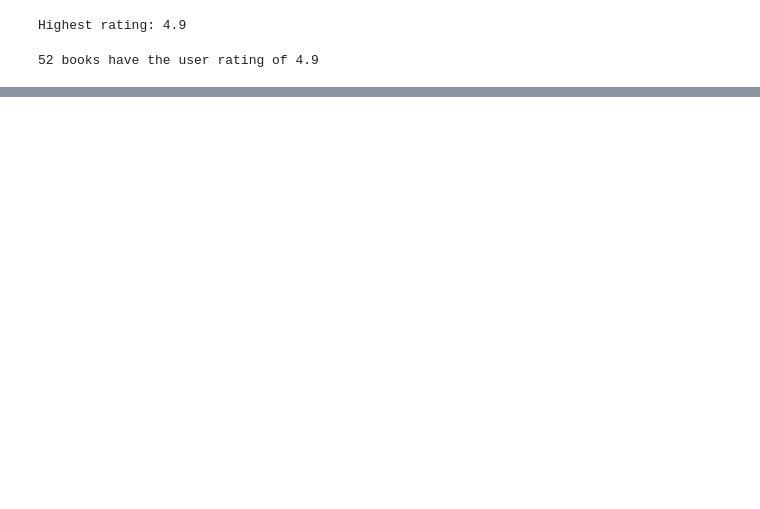
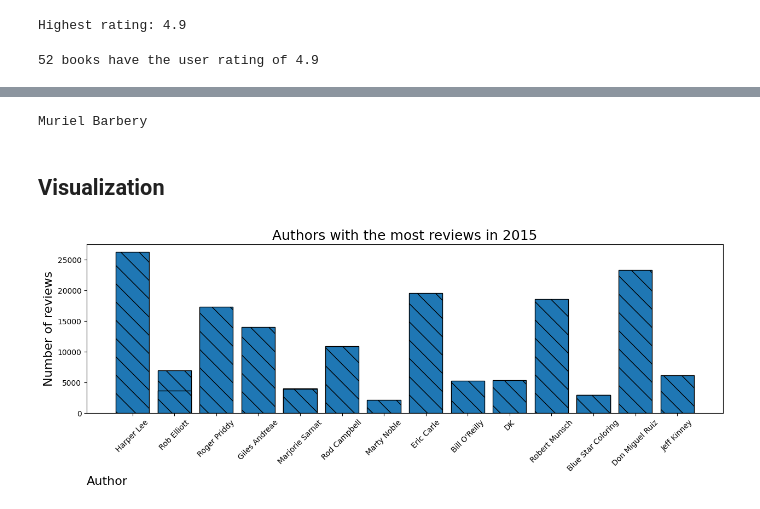
Before and after one commit to InSmartGroup/GoIT_Python_Course, a Jupyter notebook: Data_Science/Homeworks/homework_2/homework_2_part_3.ipynb, the cells around one changed output, grey strips where cells are left out. Saved outputs shown, nothing was run; the diff lists cells and outputs as text; code cells hidden in the pictures; blank space fills up the shorter version.

```diff
--- a/Data_Science/Homeworks/homework_2/homework_2_part_3.ipynb
+++ b/Data_Science/Homeworks/homework_2/homework_2_part_3.ipynb
@@ -86,0 +128,5 @@ print(f"{df[df.user_rating == 4.9].shape[0]} books have the user rating of {df["
+# %%
+# sort the books that entered the rating in 2015 by their price (ascending), and that cost less than 8 USD
+sorted_price_2015 = df[(df["year"] == 2015) & (df["price"] < 8)].sort_values(by="price", ascending=True)
+
+sorted_price_2015.head(10)
@@ -86,0 +227,21 @@ print(f"{df[df.user_rating == 4.9].shape[0]} books have the user rating of {df["
+# %%
+# define the author who is the first in the list
+print(f"{df_concatenated["author"][0]}")
+# %% [output]
+Muriel Barbery
+# %% [markdown]
+## Visualization
+# %%
+plt.figure(figsize=(15, 4))
+
+plt.title("Authors with the most reviews in 2015", fontsize=18)
+plt.ylabel("Number of reviews", fontsize=16)
+plt.xlabel("Author", loc="left", fontsize=16)
+
+plt.bar(sorted_price_2015["author"], sorted_price_2015["reviews"], hatch="\\", edgecolor="black")
+
+plt.xticks(rotation=45)
+
+plt.show()
+# %% [output]
+[figure, added]
```
Also changed, not shown: parts of 16 cells of this notebook, 3 other files.
